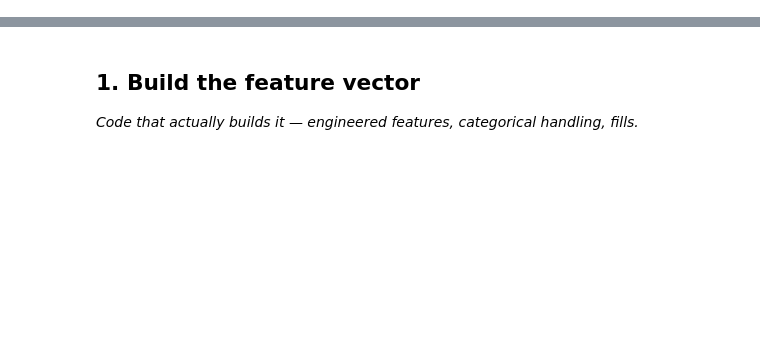
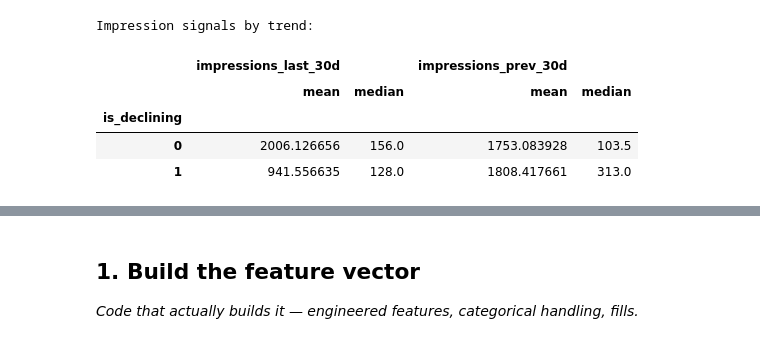
Before and after one commit to Ahmedali3ff/Flyrank-internship-, a Jupyter notebook: work/notebooks/w03_feature_leakage_check.ipynb, the cells around one changed output, grey strips where cells are left out. Saved outputs shown, nothing was run; the diff lists cells and outputs as text; code cells hidden in the pictures; blank space fills up the shorter version.

```diff
--- a/work/notebooks/w03_feature_leakage_check.ipynb
+++ b/work/notebooks/w03_feature_leakage_check.ipynb
@@ -8,0 +96,21 @@ This skeleton is yours to fill. Work the sections **in order** — each one has
+# %%
+# Signal #2: recent impressions
+
+signal_cols = [
+    "impressions_last_30d",
+        "impressions_prev_30d",
+        ]
+
+print("Impression signals by trend:")
+
+display(
+            df.groupby("is_declining")[signal_cols]
+                  .agg(["mean", "median"])
+                  )
+# %% [output]
+Impression signals by trend:
+|  | impressions_last_30d |  | impressions_prev_30d |  |
+|  | mean | median | mean | median |
+| is_declining |  |  |  |  |
+| 0 | 2006.126656 | 156.0 | 1753.083928 | 103.5 |
+| 1 | 941.556635 | 128.0 | 1808.417661 | 313.0 |
```
Also changed, not shown: parts of 27 cells of this notebook.
